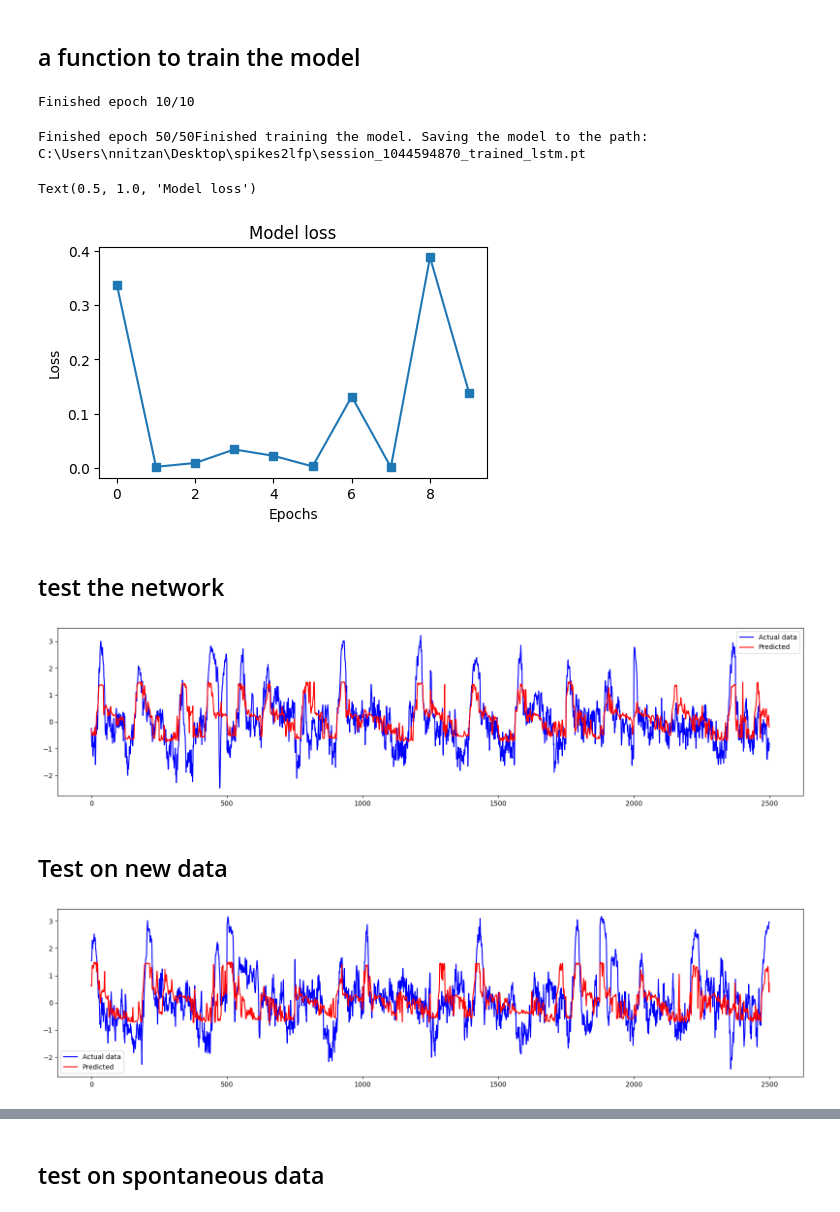
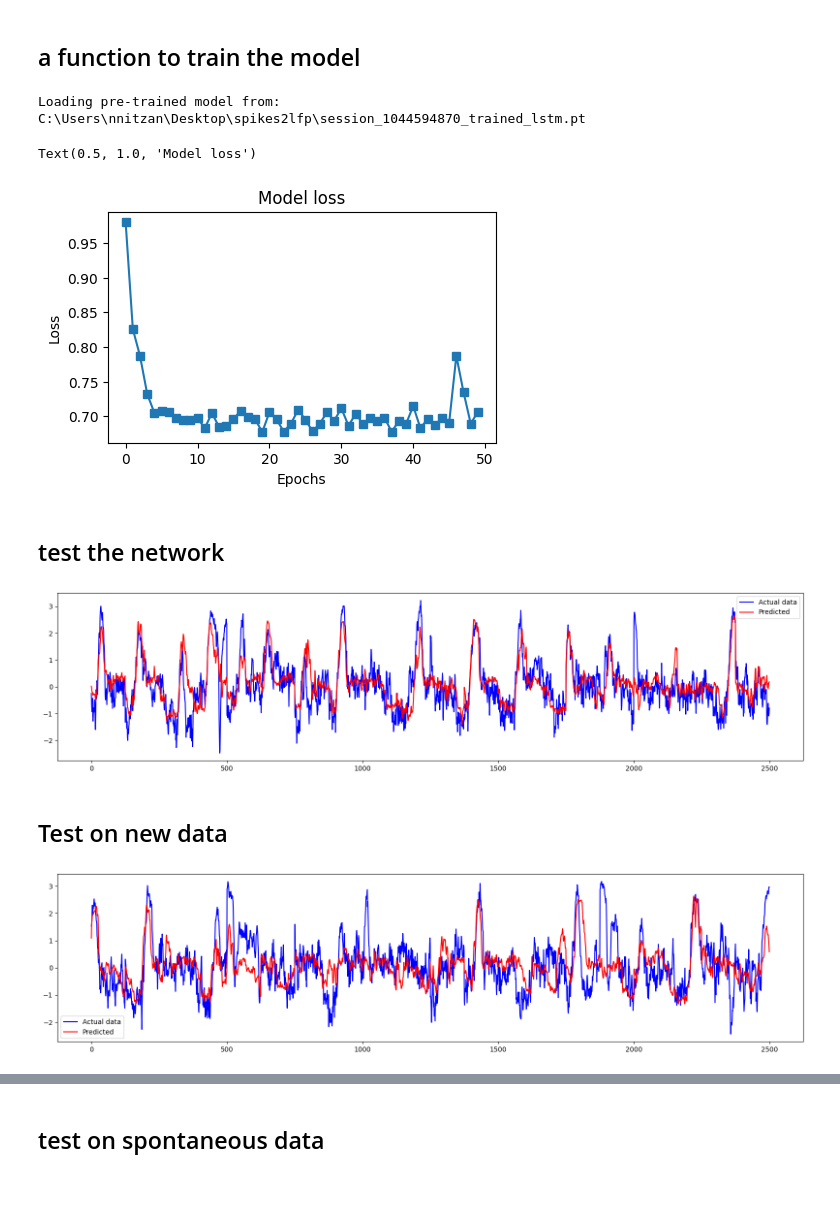
Before and after one commit to nnitzan01/spikes2lfp, a Jupyter notebook: spike_to_lfp_lstm_V2.ipynb, the cells around one changed output, grey strips where cells are left out. Cells and saved outputs as stored; diff of their text form; code cells hidden in the pictures.

```diff
--- a/spike_to_lfp_lstm_V2.ipynb
+++ b/spike_to_lfp_lstm_V2.ipynb
@@ -144,21 +102,0 @@ class TransformerModelED(nn.Module):
-# %%
-input_size = 748
-output_size = 1
-num_heads = 8
-num_layers = 6
-hidden_dim = 512 # Assuming target sequence has the same feature dimension as the input sequence
-
-# model = TransformerModel(input_size, num_heads, num_layers, hidden_dim, output_size)
-model = TransformerModelED(input_size, hidden_dim, num_heads, num_layers, output_size)
-# test the model with some data
-# somedata = X_trainT[:seqlength,:].view(seqlength,1,input_size)
-X_train_seq = X_trainT[:seqlength, :].view(seqlength, 1, input_size) # Adjust input dimensions
-y_train_seq = y_trainT[:seqlength].view(seqlength, 1, output_size)
-
-# print(X_train_seq.shape)
-# print(y_train_seq.shape)
-
-y  = model(X_train_seq, y_train_seq)
-# print(y.shape)
-lossfun = nn.MSELoss()
-lossfun(torch.squeeze(y), torch.squeeze(y_trainT[:seqlength]))
@@ -203,13 +135,10 @@ def train(model_inp, numepochs = 50):
 
       for timei in range(0, N - seqlength, seqlength):
         # grab a snippet of data
-        # X = X_trainT[timei:timei+seqlength,:].view(seqlength,1,input_size).to(device)
-        # y = y_trainT[timei:timei+seqlength].view(seqlength,1).to(device)
-        X = X_trainT[:seqlength, :].view(seqlength, 1, input_size).to(device) # Adjust input dimensions
-        y = y_trainT[:seqlength].view(seqlength, 1, output_size).to(device)
+        X = X_trainT[timei:timei+seqlength,:].view(seqlength,1,input_size).to(device)
+        y = y_trainT[timei:timei+seqlength].view(seqlength,1).to(device)
         # forward pass and loss
-        # yHat = model_inp(X)
-        yHat = model_inp(X,y)
+        yHat = model_inp(X)
         loss = lossfun(torch.squeeze(y), torch.squeeze(yHat))
         optimizer.zero_grad()
         loss.backward()
@@ -220,10 +149,3 @@ def train(model_inp, numepochs = 50):
       msg = f'Finished epoch {epochi+1}/{numepochs}'
       sys.stdout.write('\r' + msg)
     return losses
-# %%
-# model = TransformerModel(input_size, num_heads, num_layers, hidden_dim, output_size)
-model2 = TransformerModelED(input_size, hidden_dim, num_heads, num_layers, output_size)
-
-losses2 = train(model2, numepochs=10)
-# %% [output]
-Finished epoch 10/10
@@ -235,7 +154,7 @@ def train_load_save_model(model_obj, model_path):
     if path.isfile(model_path):
         # load model
         print('Loading pre-trained model from: {}'.format(model_path))
-        model_obj.load_state_dict(torch.load(model_path, weights_only=True))
+        model_obj.load_state_dict(torch.load(model_path))
         losses = None
         return losses
     else:
@@ -251,17 +170,17 @@ SAVED_MODEL_PATH = PATH + '_trained_lstm.pt'
 losses = train_load_save_model(model, SAVED_MODEL_PATH)
 model = model.to(device)
 # %% [output]
-Finished epoch 50/50Finished training the model. Saving the model to the path: C:\Users\nnitzan\Desktop\spikes2lfp\session_1044594870_trained_lstm.pt
+Loading pre-trained model from: C:\Users\nnitzan\Desktop\spikes2lfp\session_1044594870_trained_lstm.pt
 # %%
 fig,ax = plt.subplots(1,1,figsize=(5,3))
 
-ax.plot(losses2,'s-')
+ax.plot(losses,'s-')
 ax.set_xlabel('Epochs')
 ax.set_ylabel('Loss')
 ax.set_title('Model loss')
 # %% [output]
 Text(0.5, 1.0, 'Model loss')
-[figure, old version]
+[figure, new version]
 # %%
 # Function to evaluate the model
 def evaluate(model, X_data, y_data):
@@ -289,7 +208,7 @@ ax.legend()
 plt.tight_layout()
 plt.show()
 # %% [output]
-[figure, old version]
+[figure, new version]
 # %% [markdown]
 ## Test on new data
 # %%
@@ -305,7 +224,7 @@ ax.legend()
 plt.tight_layout()
 plt.show()
 # %% [output]
-[figure, old version]
+[figure, new version]
 # %%
 # print mse for test data
 print(f'MSE test data: {lossfun(torch.squeeze(y_testT), torch.squeeze(torch.tensor(y_hat_test)))}')
```
Also changed, not shown: parts of 13 cells of this notebook.
